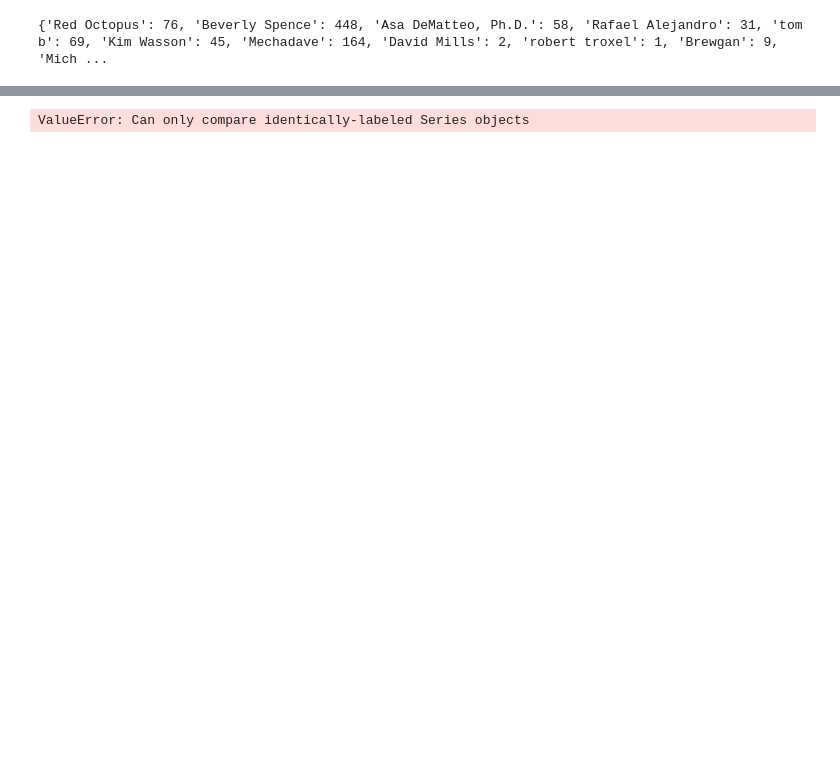
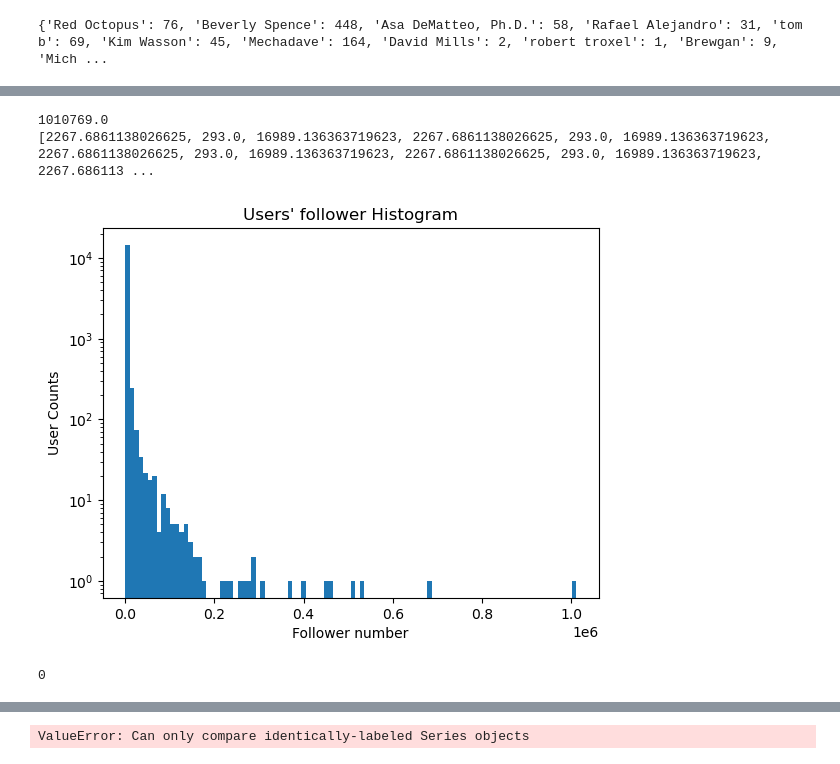
Before and after one commit to CodeValkyrie/data-science-tweet-sentiment-analysis, a Jupyter notebook: Descriptive_stats_roel.ipynb, the cells around one changed output, grey strips where cells are left out. Cells and saved outputs as stored; diff of their text form; code cells hidden in the pictures; blank space fills up the shorter version.

```diff
--- a/Descriptive_stats_roel.ipynb
+++ b/Descriptive_stats_roel.ipynb
@@ -74,7 +66,10 @@ NameError: name 'mydict' is not defined
 # %%
-user_dict_avg_followers = {}
+user_dict_followers = {}
+user_dict_info_followers = []
+# mean, median, standard
 for k,v in user_dict.items():
-    user_dict_avg_followers[k] = sum(v) / len(v)
+    v = np.array(v)
+    user_dict_avg_followers[k] = np.mean(v)
 # %%
 print(user_dict_avg_followers)
 # %% [output]
@@ -81,0 +77,23 @@ print(user_dict_avg_followers)
+# %%
+## how many followers per user (mean + mode + sd + graph)
+user_info = np.array([v for v in user_dict_avg_followers.values()])
+user_dict_info_followers.append(np.mean(user_info))
+user_dict_info_followers.append(np.median(user_info))
+user_dict_info_followers.append(np.std(user_info))
+print(user_info.max())
+print(user_dict_info_followers)
+
+plt.hist(user_info, bins=100, log=True)
+plt.title("Users' follower Histogram")
+plt.xlabel('Follower number')
+plt.ylabel('User Counts')
+plt.show()
+# %% [output]
+1010769.0
+[2267.6861138026625, 293.0, 16989.136363719623, 2267.6861138026625, 293.0, 16989.136363719623, 2267.6861138026625, 293.0, 16989.136363719623, 2267.6861138026625, 293.0, 16989.136363719623, 2267.686113 ...
+[figure, added]
+# %%
+# retweets per tweet sorted on most retweets to least retweets (histogram/line plot x = tweets and the retweets y)
+print(max(df.iloc[:,14]))
+# %% [output]
+0
```
Also changed, not shown: parts of 6 cells of this notebook, 12 other files.
